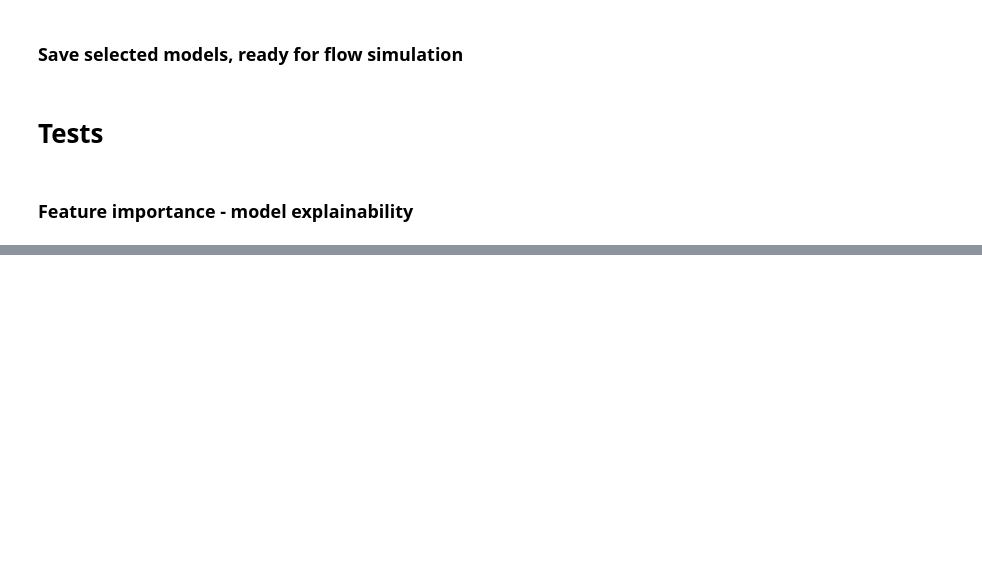
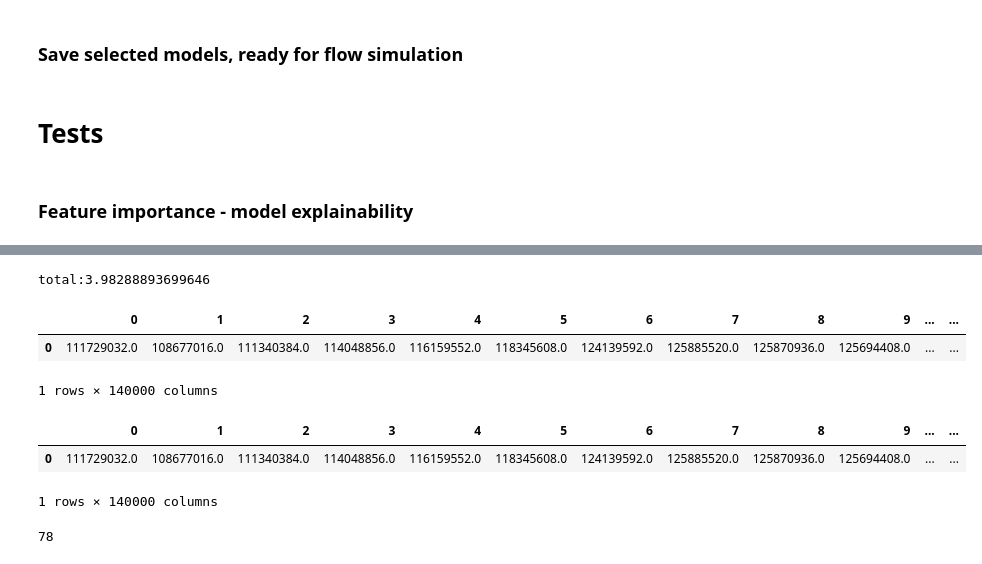
Before and after one commit to BastianSteffens/ABRM_functions, a Jupyter notebook: notebooks/postprocessing.ipynb, the cells around one changed output, grey strips where cells are left out. Cells and saved outputs as stored; diff of their text form; code cells hidden in the pictures; blank space fills up the shorter version.

```diff
--- a/notebooks/postprocessing.ipynb
+++ b/notebooks/postprocessing.ipynb
@@ -362,0 +531,27 @@ shap.summary_plot(shap_values, X_train)
+# %%
+t0 = time.time()
+
+tof_all = np.array([None]*particle_values_all_iter_best.shape[0],dtype = np.object)
+
+for i in range(particle_values_all_iter_best.shape[0]):
+    tof = array_temp_all_iter_tof[(array_temp_all_iter_tof[:,2] == iteration[i])
+                                  & (array_temp_all_iter_tof[:,3] == particle_no[i]),0]#.tof
+    tof_all[i] = tof
+t1 = time.time()
+time_total = t1-t0
+print("total:{}".format(time_total))
+# %% [output]
+total:3.98288893699646
+# %%
+toffer = pd.DataFrame(tof_all[0].reshape((1,140000)))
+toffer
+# %% [output]
+|  | 0 | 1 | 2 | 3 | 4 | 5 | 6 | 7 | 8 | 9 | ... | ... |
+| 0 | 111729032.0 | 108677016.0 | 111340384.0 | 114048856.0 | 116159552.0 | 118345608.0 | 124139592.0 | 125885520.0 | 125870936.0 | 125694408.0 | ... | ... |
+1 rows × 140000 columns
+# %%
+best_tof
+# %% [output]
+|  | 0 | 1 | 2 | 3 | 4 | 5 | 6 | 7 | 8 | 9 | ... | ... |
+| 0 | 111729032.0 | 108677016.0 | 111340384.0 | 114048856.0 | 116159552.0 | 118345608.0 | 124139592.0 | 125885520.0 | 125870936.0 | 125694408.0 | ... | ... |
+1 rows × 140000 columns
@@ -362,0 +566,4 @@ shap.summary_plot(shap_values, X_train)
+# %%
+len(iteration)
+# %% [output]
+78
```
Also changed, not shown: parts of 27 cells of this notebook, 7 other files.
